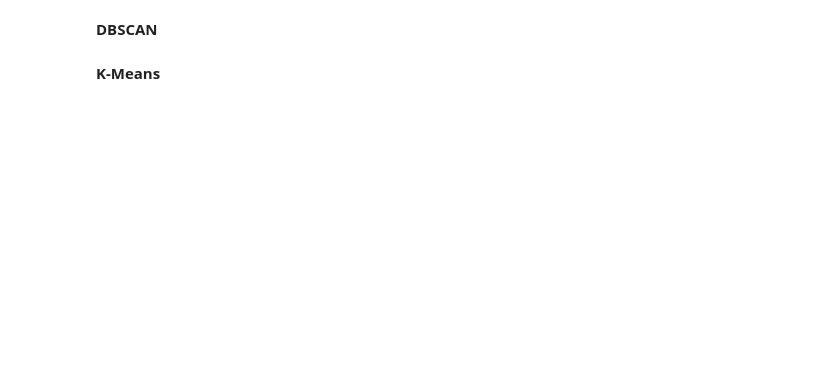
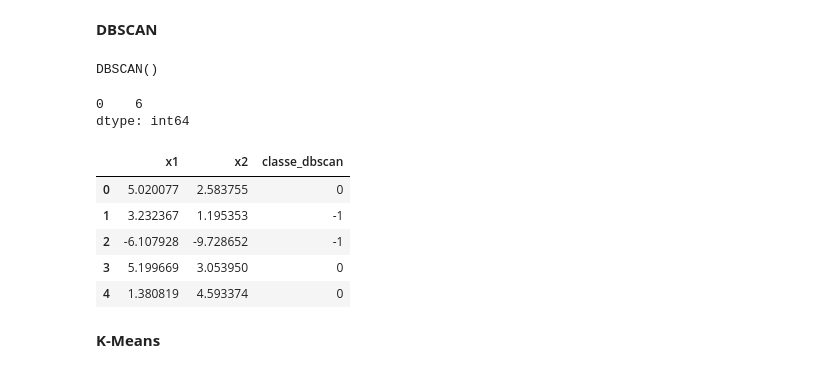
Before and after one commit to brunoissamo/Be-Tech-by-Braskem, a Jupyter notebook: Aula 06/6.1 DBSCAN.ipynb, the cells around one changed output. Drawn from its saved outputs; the diff is of its cells as text; code cells hidden in the pictures; blank space fills up the shorter version.

```diff
--- a/Aula 06/6.1 DBSCAN.ipynb
+++ b/Aula 06/6.1 DBSCAN.ipynb
@@ -361,2 +365,16 @@ plt.show()
 # %% [markdown]
 **DBSCAN**
+# %%
+from sklearn.cluster import DBSCAN
+# instanciar o modelo
+dbscan = DBSCAN(eps=0.5, min_samples=5)
+
+# dar o fit nos dados
+dbscan.fit(X)
+# %% [output]
+DBSCAN()
+# %%
+pd.DataFrame(dbscan.labels_).nunique()
+# %% [output]
+0    6
+dtype: int64
@@ -363,2 +383,11 @@ plt.show()
+# %%
+df.head()
+# %% [output]
+|  | x1 | x2 | classe_dbscan |
+| 0 | 5.020077 | 2.583755 | 0 |
+| 1 | 3.232367 | 1.195353 | -1 |
+| 2 | -6.107928 | -9.728652 | -1 |
+| 3 | 5.199669 | 3.053950 | 0 |
+| 4 | 1.380819 | 4.593374 | 0 |
 # %% [markdown]
 **K-Means**
```
Also changed, not shown: parts of 8 cells of this notebook, 1 other file.
